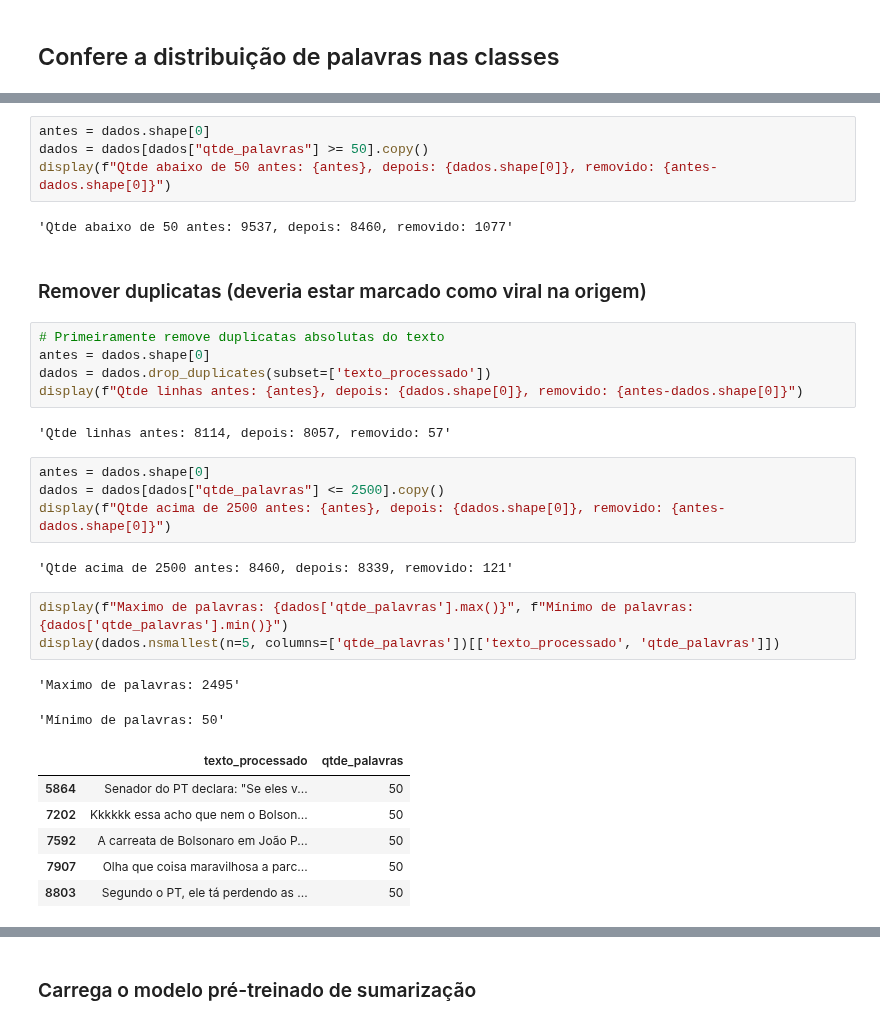
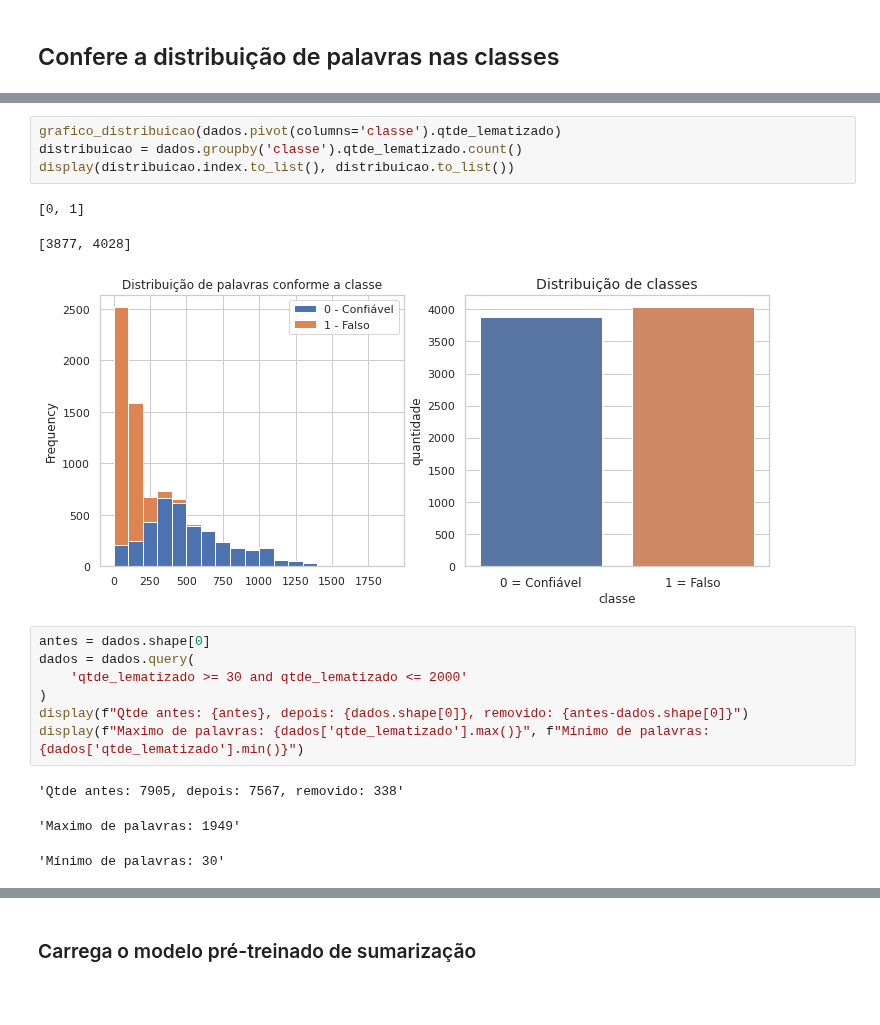
Before and after one commit to caesarcc/pucminas-tcc-fake-news-detection, a Jupyter notebook: passo02_pre_processamento.ipynb, the cells around one changed output, grey strips where cells are left out. Drawn from its saved outputs; the diff is of its cells as text; blank space fills up the shorter version.

```diff
--- a/passo02_pre_processamento.ipynb
+++ b/passo02_pre_processamento.ipynb
@@ -119,33 +185,19 @@ Text(0, 0.5, 'quantidade')
+# %%
+grafico_distribuicao(dados.pivot(columns='classe').qtde_lematizado)
+distribuicao = dados.groupby('classe').qtde_lematizado.count()
+display(distribuicao.index.to_list(), distribuicao.to_list())
+# %% [output]
+[0, 1]
+[3877, 4028]
+[figure, added]
 # %%
 antes = dados.shape[0]
-dados = dados[dados["qtde_palavras"] >= 50].copy()
-display(f"Qtde abaixo de 50 antes: {antes}, depois: {dados.shape[0]}, removido: {antes-dados.shape[0]}")
+dados = dados.query(
+    'qtde_lematizado >= 30 and qtde_lematizado <= 2000'
+)
+display(f"Qtde antes: {antes}, depois: {dados.shape[0]}, removido: {antes-dados.shape[0]}")
+display(f"Maximo de palavras: {dados['qtde_lematizado'].max()}", f"Mínimo de palavras: {dados['qtde_lematizado'].min()}")
 # %% [output]
-'Qtde abaixo de 50 antes: 9537, depois: 8460, removido: 1077'
+'Qtde antes: 7905, depois: 7567, removido: 338'
+'Maximo de palavras: 1949'
+'Mínimo de palavras: 30'
-# %% [markdown]
-### Remover duplicatas (deveria estar marcado como viral na origem)
-# %%
-# Primeiramente remove duplicatas absolutas do texto
-antes = dados.shape[0]
-dados = dados.drop_duplicates(subset=['texto_processado'])
-display(f"Qtde linhas antes: {antes}, depois: {dados.shape[0]}, removido: {antes-dados.shape[0]}")
-# %% [output]
-'Qtde linhas antes: 8114, depois: 8057, removido: 57'
-# %%
-antes = dados.shape[0]
-dados = dados[dados["qtde_palavras"] <= 2500].copy()
-display(f"Qtde acima de 2500 antes: {antes}, depois: {dados.shape[0]}, removido: {antes-dados.shape[0]}")
-# %% [output]
-'Qtde acima de 2500 antes: 8460, depois: 8339, removido: 121'
-# %%
-display(f"Maximo de palavras: {dados['qtde_palavras'].max()}", f"Mínimo de palavras: {dados['qtde_palavras'].min()}")
-display(dados.nsmallest(n=5, columns=['qtde_palavras'])[['texto_processado', 'qtde_palavras']])
-# %% [output]
-'Maximo de palavras: 2495'
-'Mínimo de palavras: 50'
-|  | texto_processado | qtde_palavras |
-| 5864 | Senador do PT declara: "Se eles v... | 50 |
-| 7202 | Kkkkkk essa acho que nem o Bolson... | 50 |
-| 7592 | A carreata de Bolsonaro em João P... | 50 |
-| 7907 | Olha que coisa maravilhosa a parc... | 50 |
-| 8803 | Segundo o PT, ele tá perdendo as ... | 50 |
```
Also changed, not shown: parts of 30 cells of this notebook.
